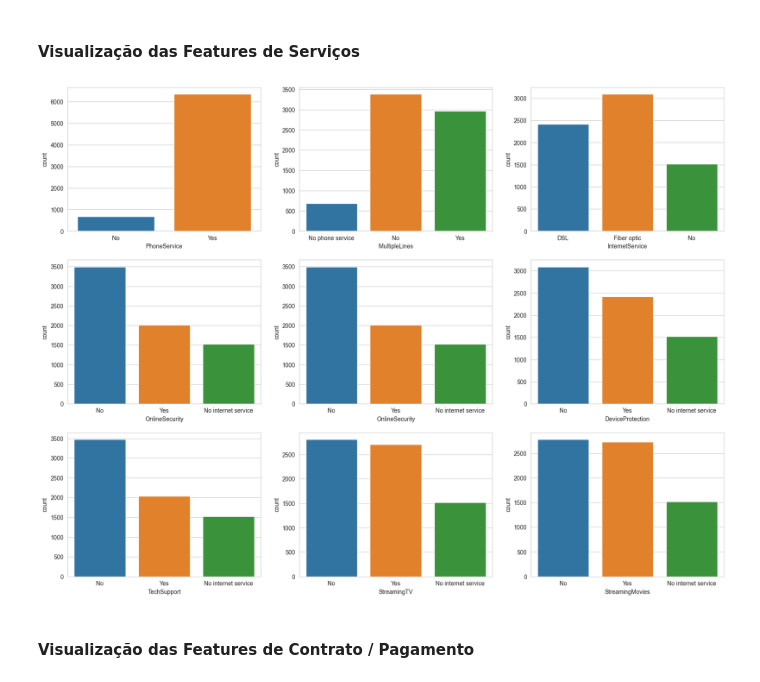
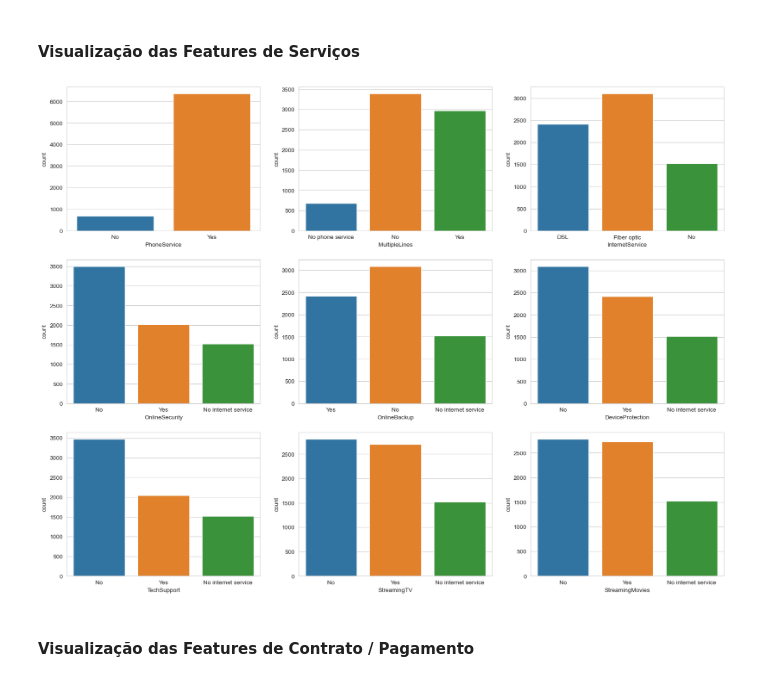
Before and after one commit to eduardochaves1/churn-prediction, a Jupyter notebook: churn_prediction.ipynb, the cells around one changed output. Saved outputs shown, nothing was run; the diff lists cells and outputs as text; code cells hidden in the pictures.

```diff
--- a/churn_prediction.ipynb
+++ b/churn_prediction.ipynb
@@ -164,18 +164,18 @@ plt.show()
 # %%
 fig, ax = plt.subplots(3,3, figsize=(20,15))
 
 sns.countplot(x= df.PhoneService, ax=ax[0,0])
 sns.countplot(x= df.MultipleLines, ax=ax[0,1])
 sns.countplot(x= df.InternetService, ax=ax[0,2])
 sns.countplot(x= df.OnlineSecurity, ax=ax[1,0])
-sns.countplot(x= df.OnlineSecurity, ax=ax[1,1])
+sns.countplot(x= df.OnlineBackup, ax=ax[1,1])
 sns.countplot(x= df.DeviceProtection, ax=ax[1,2])
 sns.countplot(x= df.TechSupport, ax=ax[2,0])
 sns.countplot(x= df.StreamingTV, ax=ax[2,1])
 sns.countplot(x= df.StreamingMovies, ax=ax[2,2])
 plt.show()
 # %% [output]
-[figure, old version]
+[figure, new version]
 # %% [markdown]
 #### Visualização das Features de Contrato / Pagamento
 # %%
```
Also changed, not shown: parts of 15 cells of this notebook, 4 other files.
